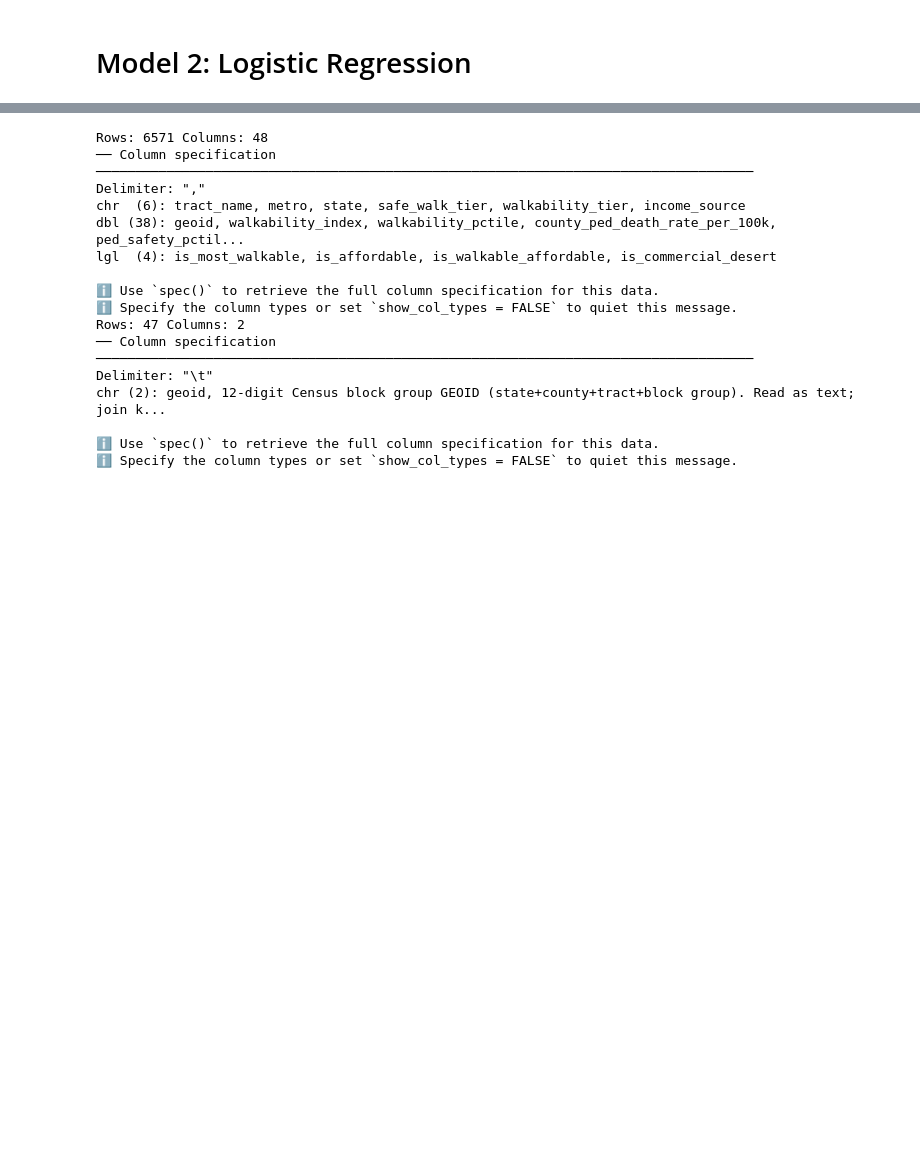
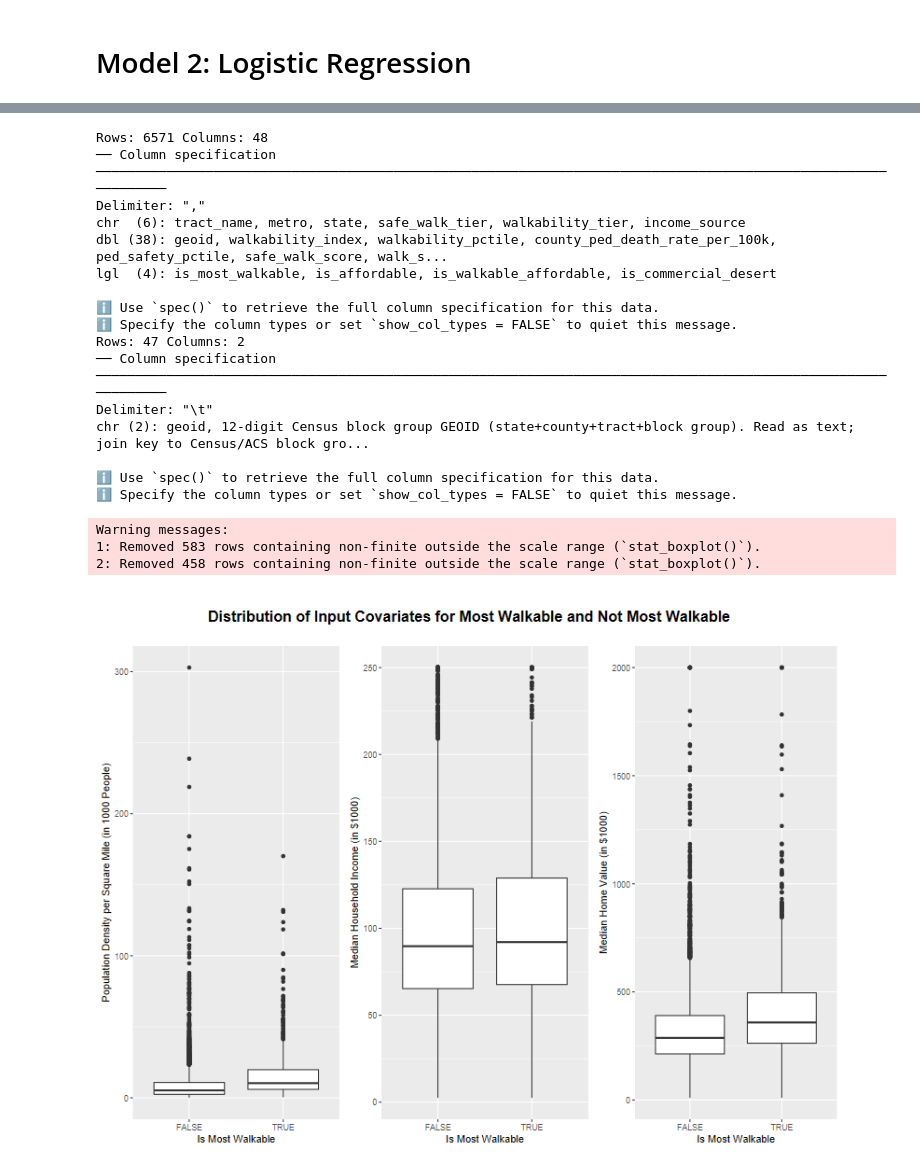
Before and after one commit to ARPBlueSteel/stat-301-project, a Jupyter notebook: notebooks/model 2.ipynb, the cells around one changed output, grey strips where cells are left out. Cells and saved outputs as stored; diff of their text form; code cells hidden in the pictures; blank space fills up the shorter version.

```diff
--- a/notebooks/model 2.ipynb
+++ b/notebooks/model 2.ipynb
@@ -37,7 +32,6 @@ package ‘GGally’ was built under R version 4.4.3
 # %%
 # set your working directory properly to the folder containing the file
 # you can use getwd() and setwd()
-setwd("d:/stat-301-project")
 sample_df<- read_csv("data/chicago_walkability_sample.csv")
 columns_df <- read_tsv("data/COLUMN_DESCRIPTORS.tsv")
 
@@ -50,27 +44,78 @@ columns <- c(
   "walkability_index",
   "pop_density_per_sqmi",
   "median_household_income",
-  "median_home_value",
-  "transit_service_frequency"
+  "median_home_value"
 )
 
 sample_df <- sample_df %>%
-  select(all_of(columns))
+  dplyr::select(all_of(columns)) %>%
+  mutate(
+    pop_density_per_sqmi = pop_density_per_sqmi/1000,
+    median_household_income = median_household_income/1000,
+    median_home_value = median_home_value/1000
+  )
 # %% [output]
 Rows: 6571 Columns: 48
-── Column specification ────────────────────────────────────────────────────────────────────────────────────
+── Column specification ──────────────────────────────────────────────────────────────────────────────────────────────────────────────
 Delimiter: ","
 chr  (6): tract_name, metro, state, safe_walk_tier, walkability_tier, income_source
-dbl (38): geoid, walkability_index, walkability_pctile, county_ped_death_rate_per_100k, ped_safety_pctil...
+dbl (38): geoid, walkability_index, walkability_pctile, county_ped_death_rate_per_100k, ped_safety_pctile, safe_walk_score, walk_s...
 lgl  (4): is_most_walkable, is_affordable, is_walkable_affordable, is_commercial_desert
 
 ℹ Use `spec()` to retrieve the full column specification for this data.
 ℹ Specify the column types or set `show_col_types = FALSE` to quiet this message.
 Rows: 47 Columns: 2
-── Column specification ────────────────────────────────────────────────────────────────────────────────────
+── Column specification ──────────────────────────────────────────────────────────────────────────────────────────────────────────────
 Delimiter: "\t"
-chr (2): geoid, 12-digit Census block group GEOID (state+county+tract+block group). Read as text; join k...
+chr (2): geoid, 12-digit Census block group GEOID (state+county+tract+block group). Read as text; join key to Census/ACS block gro...
 
 ℹ Use `spec()` to retrieve the full column specification for this data.
 ℹ Specify the column types or set `show_col_types = FALSE` to quiet this message.
+# %%
+# visualization
+density_boxplot <- sample_df %>%
+  ggplot(aes(is_most_walkable, pop_density_per_sqmi)) +
+  geom_boxplot() +
+  xlab("Is Most Walkable") +
+  ylab("Population Density per Square Mile (in 1000 People)")
+
+income_boxplot <- sample_df %>%
+  ggplot(aes(is_most_walkable, median_household_income)) +
+  geom_boxplot() +
+  xlab("Is Most Walkable") +
+  ylab("Median Household Income (in $1000)")
+
+value_boxplot <- sample_df %>%
+  ggplot(aes(is_most_walkable, median_home_value)) +
+  geom_boxplot() +
+  xlab("Is Most Walkable") +
+  ylab("Median Home Value (in $1000)")
+
+title <- ggdraw() +
+  draw_label(
+    "Distribution of Input Covariates for Most Walkable and Not Most Walkable",
+    fontface = 'bold',
+    size = 16,
+    x = 0.5,
+    hjust = 0.5
+  )
+
+
+boxplots <- plot_grid(
+  plotlist = c(density_boxplot, income_boxplot, value_boxplot),
+  nrow = 1,
+  ncol = 3
+)
+
+boxplots_with_title <- plot_grid(
+  title, boxplots,
+  nrow = 2,
+  rel_heights = c(0.1, 1)
+)
+print(boxplots_with_title)
+# %% [output]
+Warning messages:
+1: Removed 583 rows containing non-finite outside the scale range (`stat_boxplot()`).
+2: Removed 458 rows containing non-finite outside the scale range (`stat_boxplot()`).
+[figure, added]
 # %%
```
Also changed, not shown: parts of 5 cells of this notebook.
